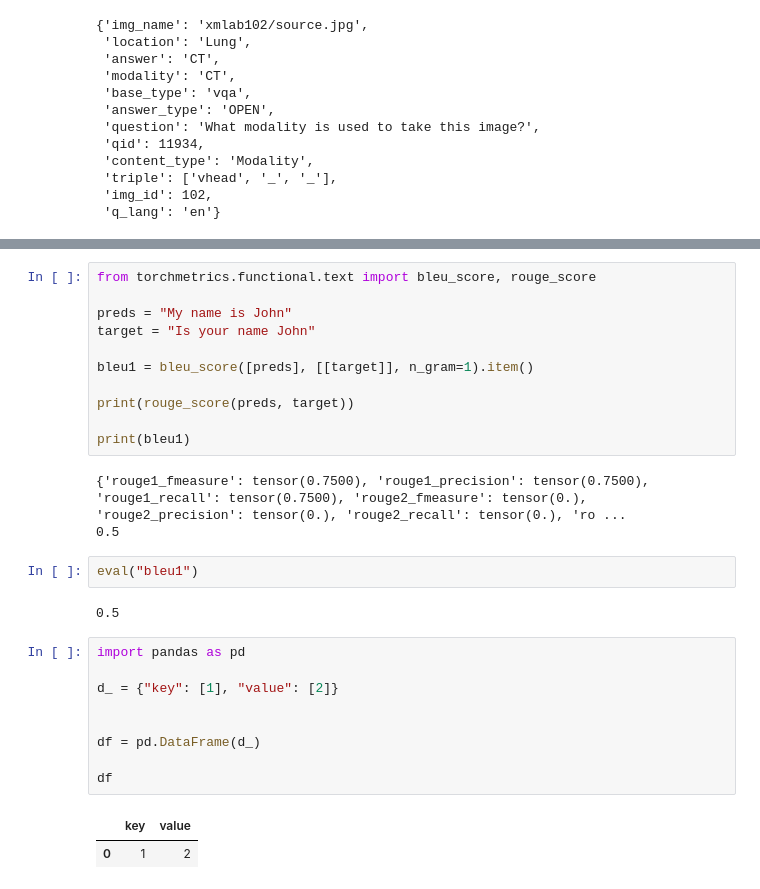
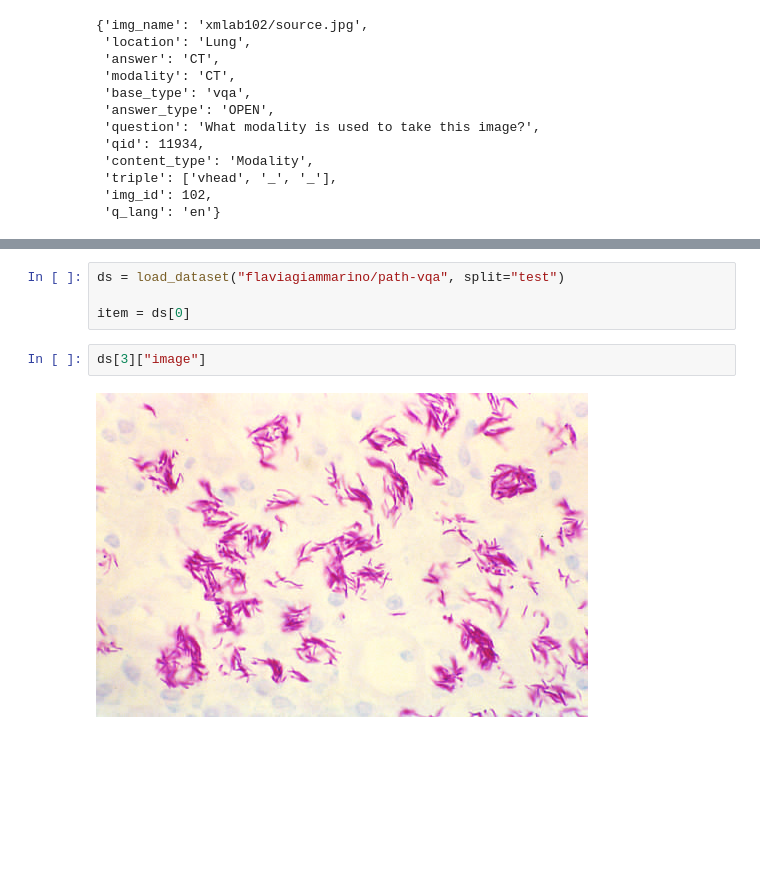
Before and after one commit to Nanboy-Ronan/MedVLMBench, a Jupyter notebook: dataset/test.ipynb, the cells around one changed output, grey strips where cells are left out. Drawn from its saved outputs; the diff is of its cells as text; blank space fills up the shorter version.

```diff
--- a/dataset/test.ipynb
+++ b/dataset/test.ipynb
@@ -296,30 +81,8 @@ default collate: batch must contain tensors numpy arrays numbers dicts or lists
-# %%
-from torchmetrics.functional.text import bleu_score, rouge_score
-
-preds = "My name is John"
-target = "Is your name John"
-
-bleu1 = bleu_score([preds], [[target]], n_gram=1).item()
-
-print(rouge_score(preds, target))
-
-print(bleu1)
-# %% [output]
-{'rouge1_fmeasure': tensor(0.7500), 'rouge1_precision': tensor(0.7500), 'rouge1_recall': tensor(0.7500), 'rouge2_fmeasure': tensor(0.), 'rouge2_precision': tensor(0.), 'rouge2_recall': tensor(0.), 'ro ...
-0.5
-# %%
-eval("bleu1")
-# %% [output]
-0.5
-# %%
-import pandas as pd
-
-d_ = {"key": [1], "value": [2]}
-
-
-df = pd.DataFrame(d_)
-
-df
-# %% [output]
-|  | key | value |
-| 0 | 1 | 2 |
+# %%
+ds = load_dataset("flaviagiammarino/path-vqa", split="test")
+
+item = ds[0]
+# %%
+ds[3]["image"]
+# %% [output]
+[figure, added]
```
Also changed, not shown: parts of 3 cells of this notebook, 15 other files.
